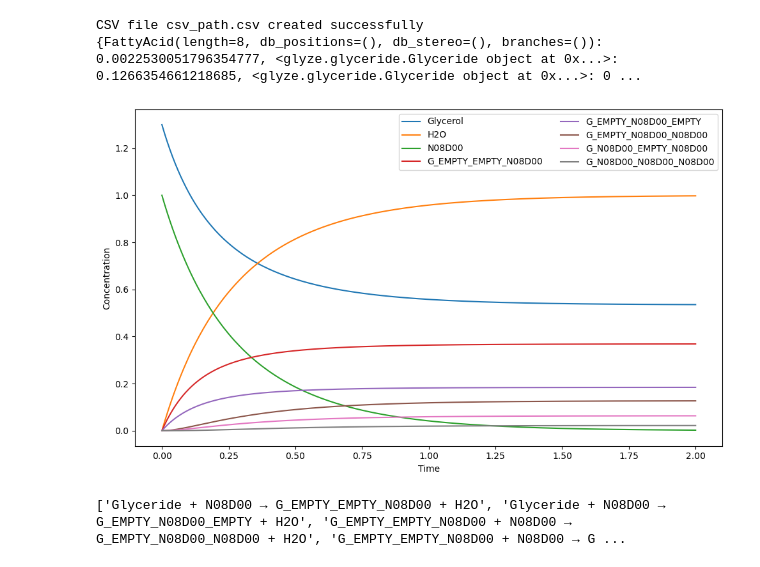
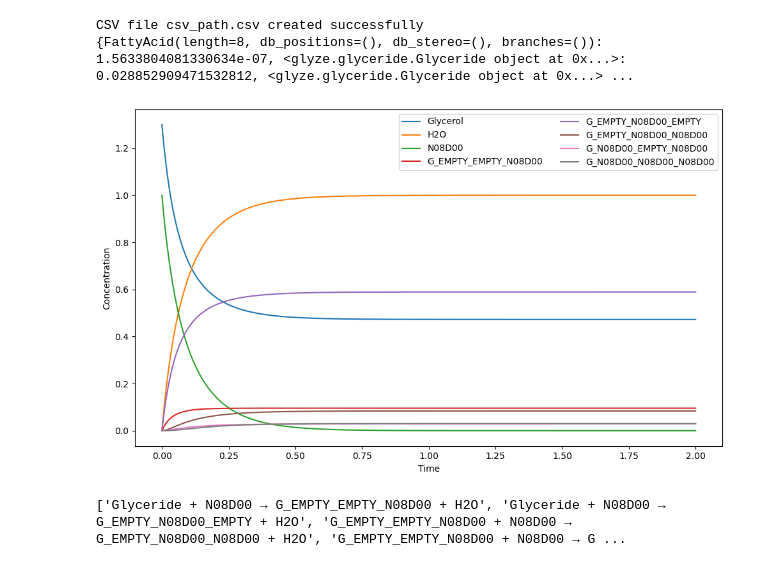
Before and after one commit to isaac-perez7053/GLYZE, a Jupyter notebook: testing.ipynb, the cells around one changed output. Cells and saved outputs as stored; diff of their text form; code cells hidden in the pictures.

```diff
--- a/testing.ipynb
+++ b/testing.ipynb
@@ -46,34 +46,35 @@ mol = rw.GetMol()
 Chem.SanitizeMol(mol)
 mol = Chem.AddHs(mol)
 
 h2omass = 0
 for atom in mol.GetAtoms():
     h2omass += atom.GetMass()
 
 # testing for esterification
-sim = Esterifier.p_kinetic_esterification(list_of_fa=[fa8], initial_conc = [1.3, 1], chem_flag=True)
 list_of_rxns = Esterifier.p_kinetic_esterification_rxn_list(list_of_fa=[fa8])
+sim = Esterifier.p_kinetic_esterification(list_of_fa=[fa8], initial_conc = [1.3, 1], chem_flag=True, ks=[2, 8, 5, 5, 2, 7, 5])
 sim.overall_order = 2
 sol = sim.solve(t_span=(0.0, 2))
 # y_t2 = sol.sol(2.0)  # returns full state vector at t=2
 # print(y_t2)
 
 # Once you run the solver, you can use the property attribute below to then grab the GlycerideMix object which contains a dictionary of the mixture
 mix = sim.glyceride_mix
 mix.to_csv('csv_path.csv')
 mix = GlycerideMix.from_csv('csv_path.csv')
 print(mix.mix)
 
 # I also allowed you to separate the fatty acids and glycerides if you wanted to study them separately:
 gly_list = mix.glyceride_list
 fa_list = mix.fa_list
 
 
 sim.plot(sol=sol)
+sim.to_csv('simulation_results.csv')
 print(list_of_rxns)
 # tabulated
 # %% [output]
 CSV file csv_path.csv created successfully
-{FattyAcid(length=8, db_positions=(), db_stereo=(), branches=()): 0.0022530051796354777, <glyze.glyceride.Glyceride object at 0x...>: 0.1266354661218685, <glyze.glyceride.Glyceride object at 0x...>: 0 ...
+{FattyAcid(length=8, db_positions=(), db_stereo=(), branches=()): 1.5633804081330634e-07, <glyze.glyceride.Glyceride object at 0x...>: 0.028852909471532812, <glyze.glyceride.Glyceride object at 0x...> ...
-[figure, old version]
+[figure, new version]
 ['Glyceride + N08D00 → G_EMPTY_EMPTY_N08D00 + H2O', 'Glyceride + N08D00 → G_EMPTY_N08D00_EMPTY + H2O', 'G_EMPTY_EMPTY_N08D00 + N08D00 → G_EMPTY_N08D00_N08D00 + H2O', 'G_EMPTY_EMPTY_N08D00 + N08D00 → G ...
```
